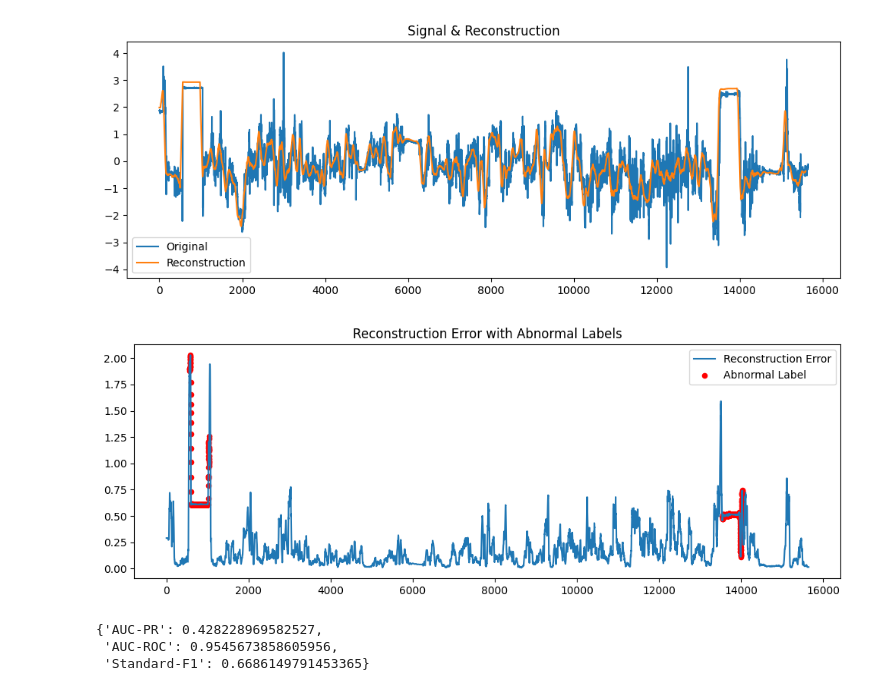
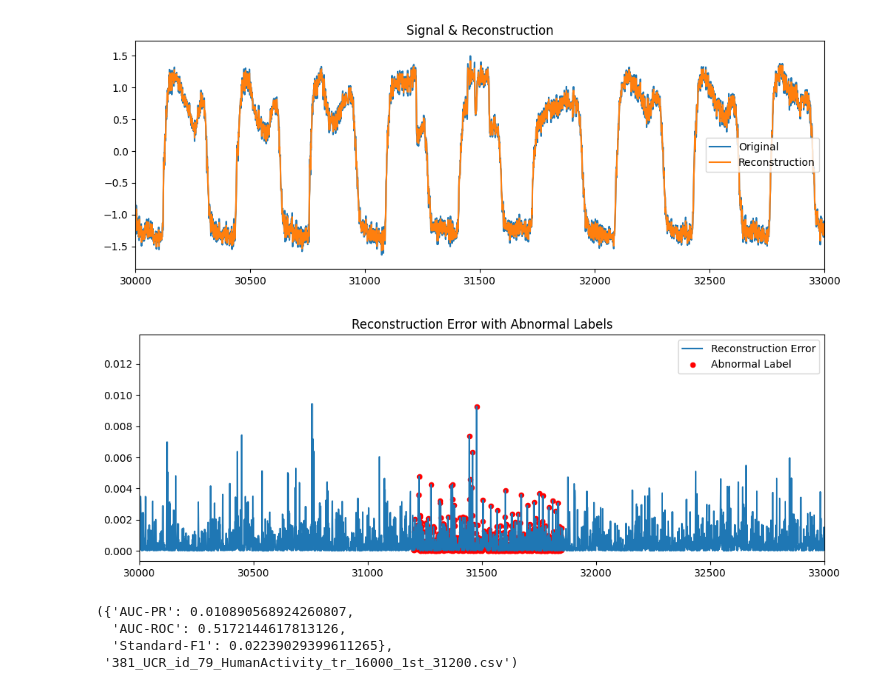
Before and after one commit to GuillaumeCld/DeepTSAD_eval, a Jupyter notebook: src/linear_investigation.ipynb, the cells around one changed output. Drawn from its saved outputs; the diff is of its cells as text; code cells hidden in the pictures.

```diff
--- a/src/linear_investigation.ipynb
+++ b/src/linear_investigation.ipynb
@@ -47,7 +47,7 @@ path = '../Datasets/TSB-AD-U/'
 file_list = '../Datasets/File_List/TSB-AD-U-Eva-Full.csv'
 file_list = pd.read_csv(file_list)['file_name'].values
 
-win_size = 64
+win_size = 32
 
 config = SimpleNamespace(
     seq_len=win_size,
@@ -64,5 +64,5 @@ evaluator = Evaluator(
     batch_size=1024,
     device='cuda',
     metrics='restr',
-    strategy='MSE'
+    strategy='overlapping'
 )
@@ -69,5 +89,5 @@ evaluator = Evaluator(
 # %%
-filename = file_list[820]
+filename = file_list[345]
 model = Linear.Model(config)
 metrics = train_and_evaluate(
             path,
@@ -76,39 +96,42 @@ metrics = train_and_evaluate(
             trainer,
             evaluator,
             win_size=win_size,
-            epochs=1
+            epochs=20
         )
 
 data_train, data, label = _read_file(path, filename)
 reconstruction = evaluator.reconstruct(data, model, win_size)
 
 plt.figure(figsize=(12,4))
 plt.plot(data, label='Original')
 plt.plot(reconstruction, label='Reconstruction')
 plt.legend()
 plt.title("Signal & Reconstruction")
+plt.xlim(30000,33000)
 plt.show()
 
 # Reconstruction error
 reconstruction_error = evaluator.reconstruction_error(data, model, win_size)
 #reconstruction_error /= np.max(reconstruction_error)
 
 plt.figure(figsize=(12,4))
 plt.plot(reconstruction_error, label='Reconstruction Error')
 
 # --- Highlight abnormal labels ---
 anomaly_indices = np.where(label == 1)[0]
 plt.scatter(anomaly_indices,
             reconstruction_error[anomaly_indices],
             color='red', s=20, label='Abnormal Label')
 
 plt.legend()
 plt.title("Reconstruction Error with Abnormal Labels")
+plt.xlim(30000,33000)
 plt.show()
-metrics
+metrics, filename
 # %% [output]
-[figure, old version]
+[figure, new version]
-[figure, old version]
+[figure, new version]
-{'AUC-PR': 0.428228969582527,
- 'AUC-ROC': 0.9545673858605956,
- 'Standard-F1': 0.6686149791453365}
+({'AUC-PR': 0.010890568924260807,
+  'AUC-ROC': 0.5172144617813126,
+  'Standard-F1': 0.02239029399611265},
+ '381_UCR_id_79_HumanActivity_tr_16000_1st_31200.csv')
```
Also changed, not shown: parts of 2 cells of this notebook, 30 other files.
